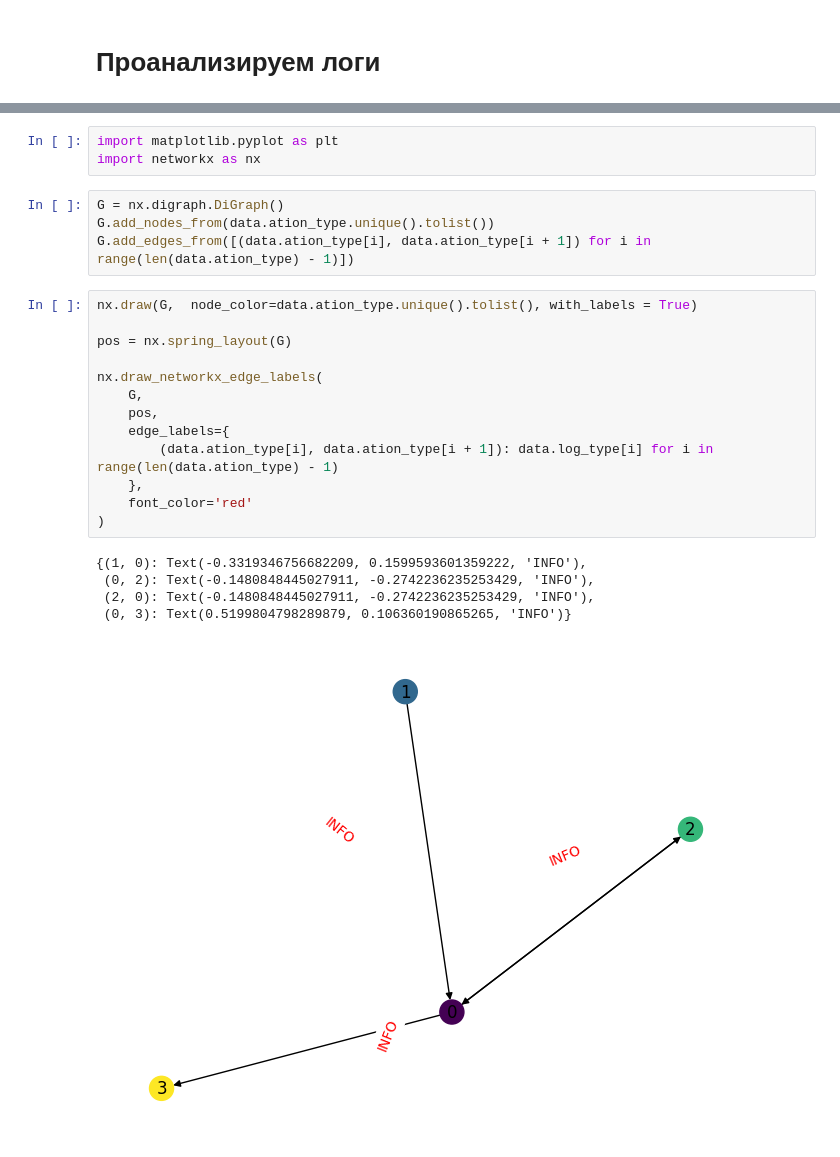
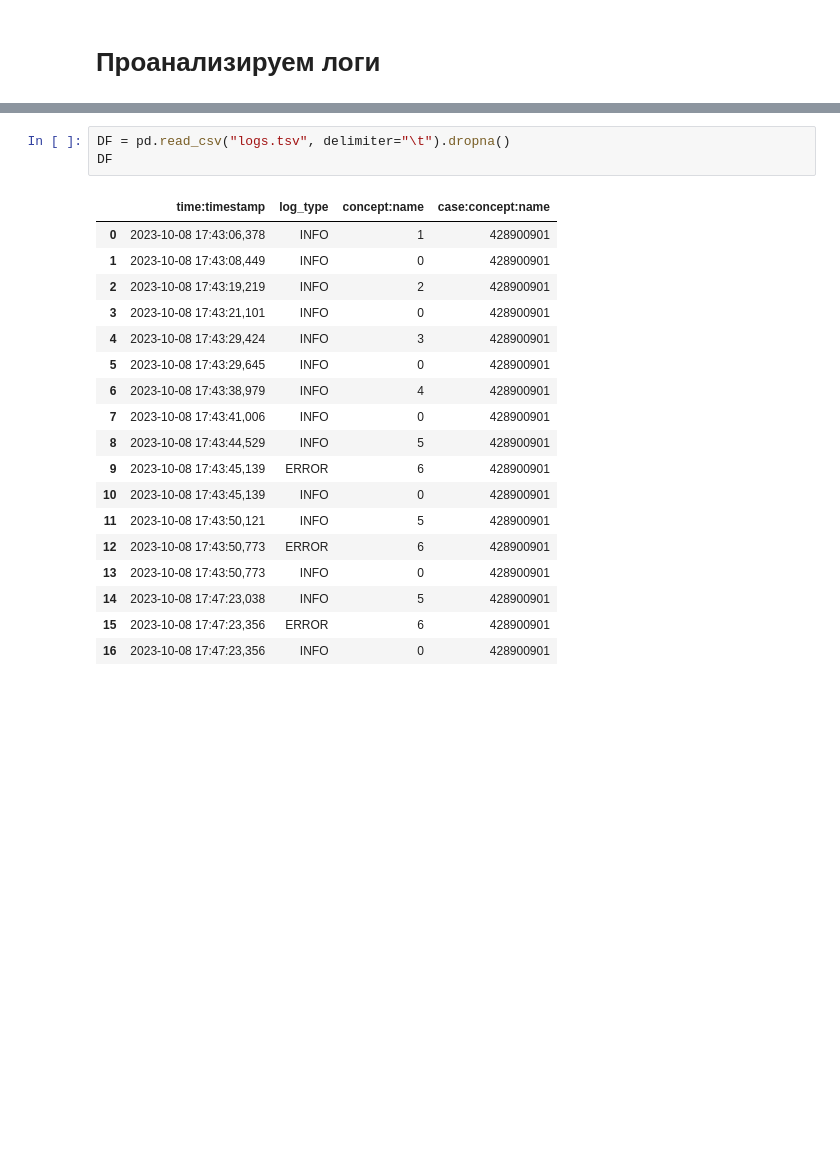
Before and after one commit to leffff/misis-data-analysis-course-projects, a Jupyter notebook: HW2/HW2.ipynb, the cells around one changed output, grey strips where cells are left out. Cells and saved outputs as stored; diff of their text form; blank space fills up the shorter version.

```diff
--- a/HW2/HW2.ipynb
+++ b/HW2/HW2.ipynb
@@ -356,26 +340,22 @@ data
-# %%
-import matplotlib.pyplot as plt
-import networkx as nx
-# %%
-G = nx.digraph.DiGraph()
-G.add_nodes_from(data.ation_type.unique().tolist())
-G.add_edges_from([(data.ation_type[i], data.ation_type[i + 1]) for i in range(len(data.ation_type) - 1)])
-# %%
-nx.draw(G,  node_color=data.ation_type.unique().tolist(), with_labels = True)
-
-pos = nx.spring_layout(G)
-
-nx.draw_networkx_edge_labels(
-    G,
-    pos,
-    edge_labels={
-        (data.ation_type[i], data.ation_type[i + 1]): data.log_type[i] for i in range(len(data.ation_type) - 1)
-    },
-    font_color='red'
-)
-# %% [output]
-{(1, 0): Text(-0.3319346756682209, 0.1599593601359222, 'INFO'),
- (0, 2): Text(-0.1480848445027911, -0.2742236235253429, 'INFO'),
- (2, 0): Text(-0.1480848445027911, -0.2742236235253429, 'INFO'),
- (0, 3): Text(0.5199804798289879, 0.106360190865265, 'INFO')}
-[figure, removed]
+# %%
+DF = pd.read_csv("logs.tsv", delimiter="\t").dropna()
+DF
+# %% [output]
+|  | time:timestamp | log_type | concept:name | case:concept:name |
+| 0 | 2023-10-08 17:43:06,378 | INFO | 1 | 428900901 |
+| 1 | 2023-10-08 17:43:08,449 | INFO | 0 | 428900901 |
+| 2 | 2023-10-08 17:43:19,219 | INFO | 2 | 428900901 |
+| 3 | 2023-10-08 17:43:21,101 | INFO | 0 | 428900901 |
+| 4 | 2023-10-08 17:43:29,424 | INFO | 3 | 428900901 |
+| 5 | 2023-10-08 17:43:29,645 | INFO | 0 | 428900901 |
+| 6 | 2023-10-08 17:43:38,979 | INFO | 4 | 428900901 |
+| 7 | 2023-10-08 17:43:41,006 | INFO | 0 | 428900901 |
+| 8 | 2023-10-08 17:43:44,529 | INFO | 5 | 428900901 |
+| 9 | 2023-10-08 17:43:45,139 | ERROR | 6 | 428900901 |
+| 10 | 2023-10-08 17:43:45,139 | INFO | 0 | 428900901 |
+| 11 | 2023-10-08 17:43:50,121 | INFO | 5 | 428900901 |
+| 12 | 2023-10-08 17:43:50,773 | ERROR | 6 | 428900901 |
+| 13 | 2023-10-08 17:43:50,773 | INFO | 0 | 428900901 |
+| 14 | 2023-10-08 17:47:23,038 | INFO | 5 | 428900901 |
+| 15 | 2023-10-08 17:47:23,356 | ERROR | 6 | 428900901 |
+| 16 | 2023-10-08 17:47:23,356 | INFO | 0 | 428900901 |
```
Also changed, not shown: parts of 8 cells of this notebook.
